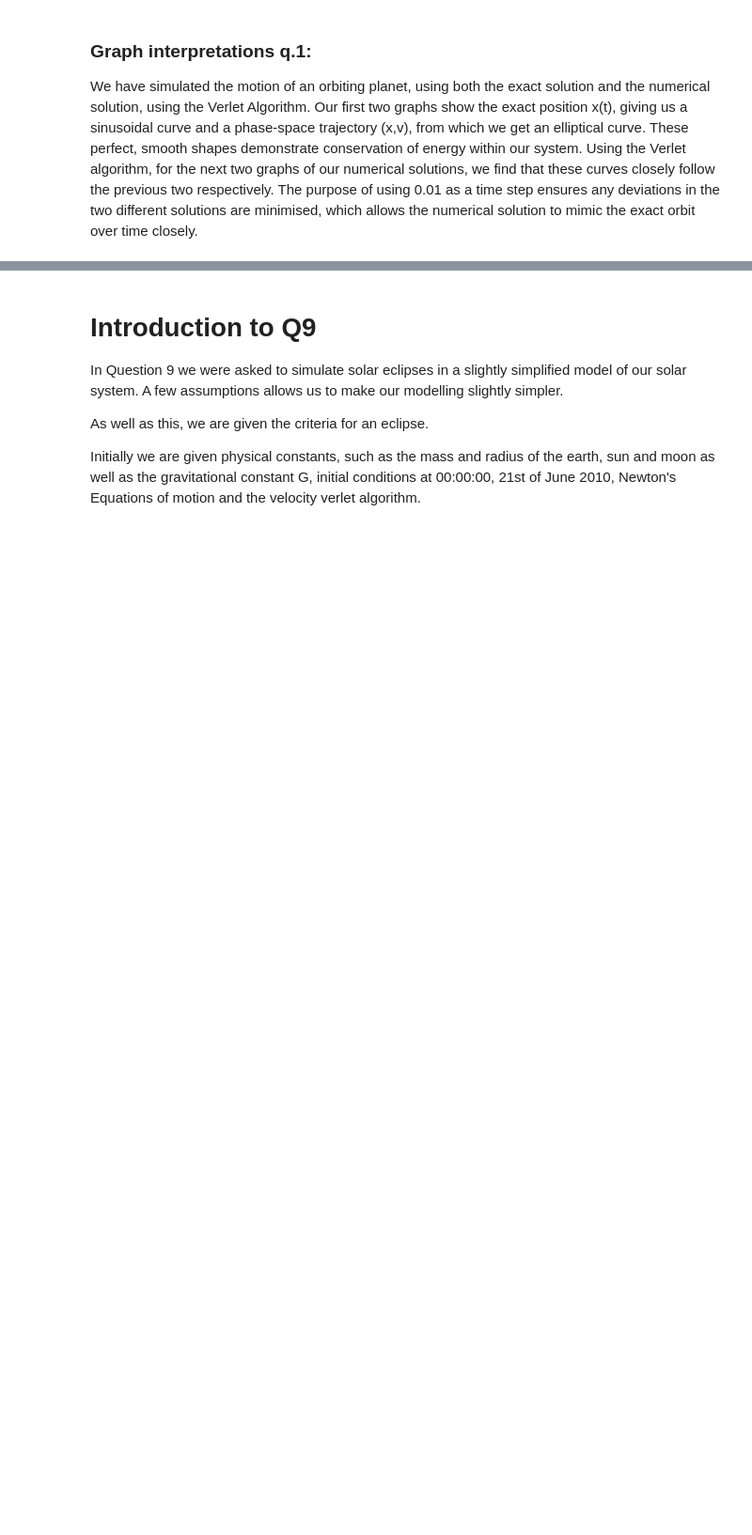
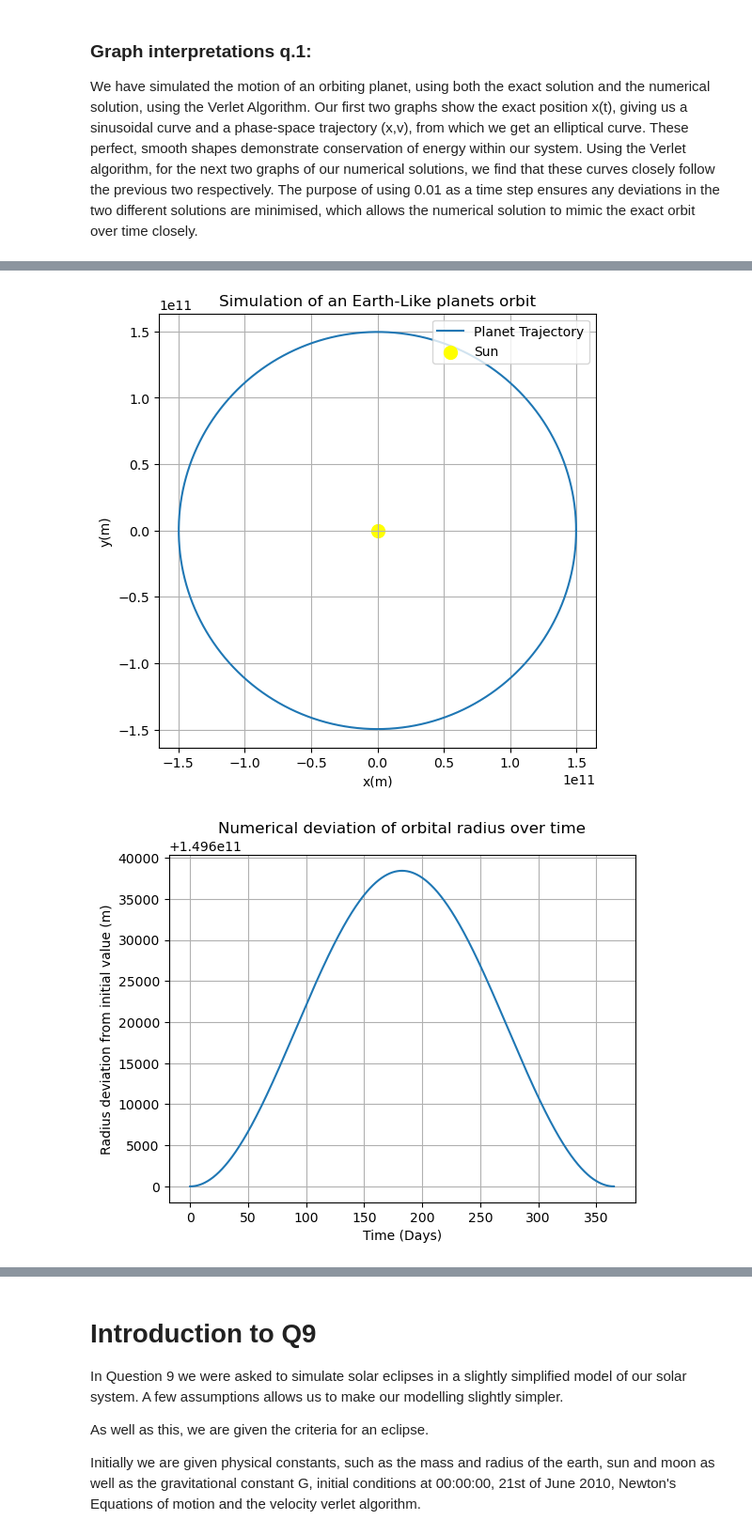
Before and after one commit to Dante-DP/Planetary-Motion, a Jupyter notebook: PROJECT_DOWNLOAD_REUPLOAD (1).ipynb, the cells around one changed output, grey strips where cells are left out. Shown: that part at 94% size. Cells and saved outputs as stored; diff of their text form; code cells hidden in the pictures; blank space fills up the shorter version.

```diff
--- a/PROJECT_DOWNLOAD_REUPLOAD (1).ipynb
+++ b/PROJECT_DOWNLOAD_REUPLOAD (1).ipynb
@@ -133,0 +173,56 @@ The purpose of using 0.01 as a time step ensures any deviations in the two diffe
+# %%
+# Setup
+s0 = np.sqrt(G * m_sun / R) # Orbital Speed of the Earth-Like Planet
+r0 = np.array([R,0]) # Initial position vector of the Planet, Starting on the +ve x axis.
+v0 = np.array([0, s0]) #Initial velocity vector of the planet (Perpendicular to the radius)
+
+t = np.arange(0, yr1+hr1, hr1) # Time Array starting at 0, ending at 1 year, incrementing by an hour.
+N = len(t) # Number of Increments of array t
+
+# Results Storing arrays
+r = np.zeros((N, 2))
+v = np.zeros((N,2)) # Both Matrices initialised at 0 to store data.
+r[0] = r0
+v[0] = v0
+
+# Gravitational Acceleration
+def gAcceleration(x):
+    dist = lag.norm(x)
+    return -G * m_sun * x / dist**3 # By formula
+
+# Verlet Integration Loop (variable_np1 = variable_{n+1})
+a_n = gAcceleration(r[0]) # a_{n} is the initial gravitational acceleration
+for i in range(N-1):
+    # Updating Position, Acceleration, Velocity
+    r_np1 = r[i] + v[i]*hr1 + 0.5*a_n*(hr1**2) # r_{n+1}  is updated
+    a_np1 = gAcceleration(r_np1) # a_{n+1} is updated
+    v_np1 = v[i] + 0.5*(a_n + a_np1)*hr1 # v_{n+1} is updated
+
+    #Storing Variables
+    r[i+1] = r_np1
+    v[i+1] = v_np1
+    a_n = a_np1
+
+# Orbit Plot
+plt.figure(figsize=(6,6))
+plt.plot(r[:,0],r[:,1], label='Planet Trajectory')
+plt.scatter(0,0,color='yellow',s=100,label='Sun')
+plt.xlabel('x(m)')
+plt.ylabel('y(m)')
+plt.title('Simulation of an Earth-Like planets orbit')
+plt.legend(loc='upper right')
+plt.axis('equal')
+plt.grid(True)
+plt.show()
+
+# Radius Over Time
+plt.figure()
+plt.plot(t/(24*hr1), lag.norm(r, axis=1))
+plt.xlabel('Time (Days)')
+plt.ylabel('Radius deviation from initial value (m)')
+plt.title('Numerical deviation of orbital radius over time')
+plt.grid(True)
+plt.show()
+# %% [output]
+[figure, added]
+[figure, added]
```
Also changed, not shown: parts of 12 cells of this notebook.
